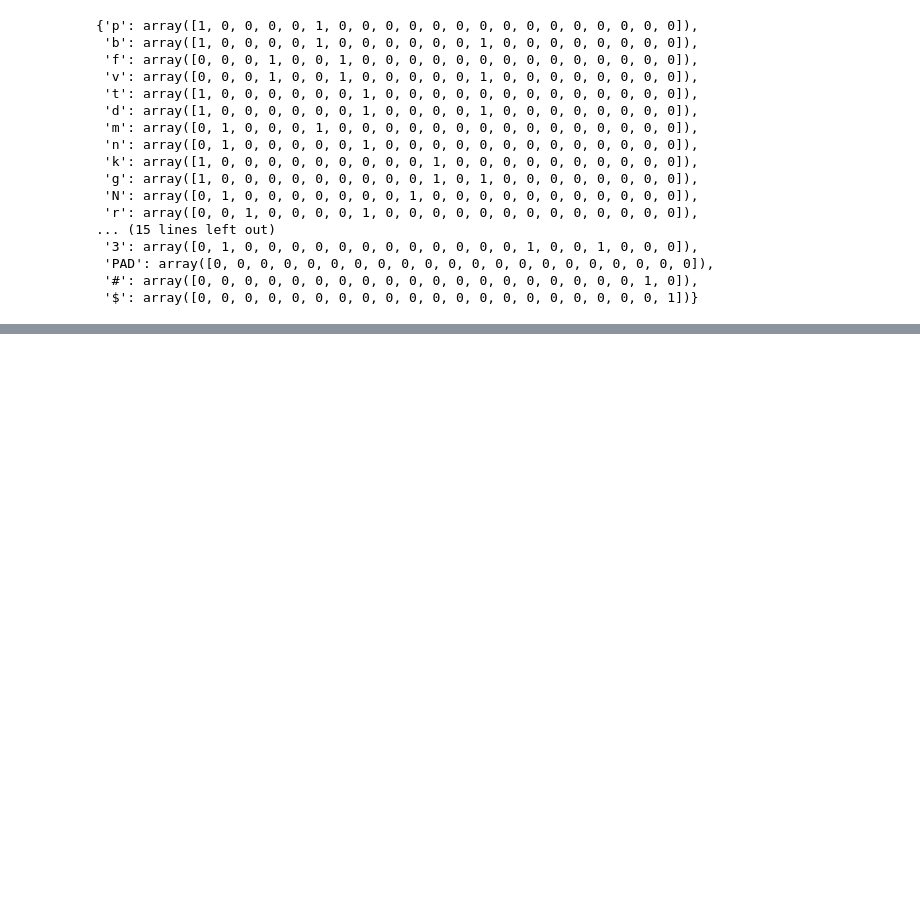
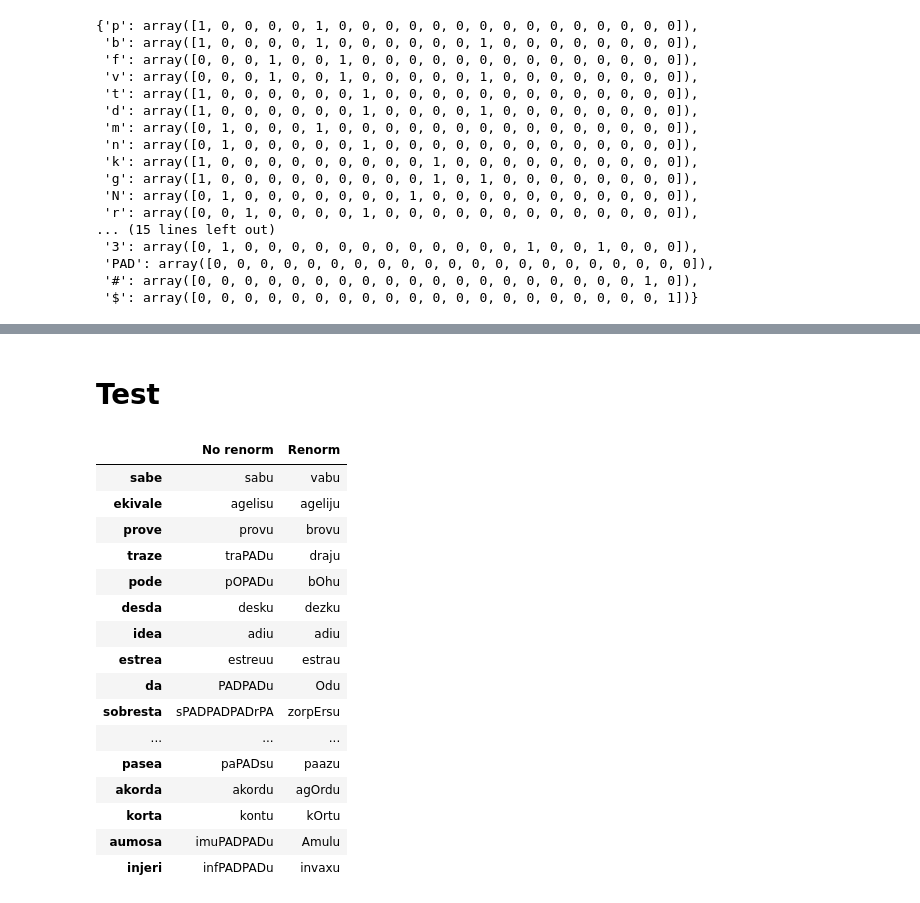
Before and after one commit to beatrizalbiero/MsResearch, a Jupyter notebook: input_features.ipynb, the cells around one changed output, grey strips where cells are left out. Drawn from its saved outputs; the diff is of its cells as text; code cells hidden in the pictures; blank space fills up the shorter version.

Commit message:
finished decode_sequence function

```diff
--- a/input_features.ipynb
+++ b/input_features.ipynb
@@ -394,0 +410,3 @@ dst
+# %%
+with open('WickelfeaturesProject/Files/phone_arrays.pickle', 'rb') as file:
+    phone_arrays = pickle.load(file)
@@ -509,17 +549,22 @@ lookup
+# %%
+with open('WickelfeaturesProject/Files/lookup.pickle', 'wb') as file:
+    pickle.dump(lookup, file, protocol=pickle.HIGHEST_PROTOCOL)
+# %%
+lookup['PAD'] = np.array([0, 0, 0, 0, 0, 0, 0, 0, 0, 0, 0, 0, 0, 0, 0, 0, 0, 0, 0, 0, 0])
 # %%
 with open('WickelfeaturesProject/Files/lookup.pickle', 'rb') as file:
     lookup = pickle.load(file)
 
-def decode_sequence(input_seq):
+def decode_sequence(input_seq, renormalize=False):
     # Encode the input as state vectors.
     states_value = encoder_model.predict(input_seq)
 
     # Generate empty target sequence of length 1.
-    target_seq = np.zeros((1, 13, 21)) # max decoder len = 13, 21 features
+    target_seq = np.zeros((1, 1, 21)) # max decoder len = 13, 21 features
     max_decoder_seq_length = 13
 
     #Populate the first character of target sequence with the start character.
-    target_seq[0, 0, lookup['#']] = 1.
+    target_seq= lookup['#'].reshape(1, 1, -1)
 
     # Sampling loop for a batch of sequences
     # (to simplify, here we assume a batch of size 1).
@@ -530,10 +575,12 @@ def decode_sequence(input_seq):
             [target_seq] + states_value)
 
         # Sample a phone
-        sampled_phone_vector = np.argmax(output_phones[0, -1, :])
-        sampled_phone = find_closest_array(sampled_phone_vector)
+        if renormalize:
+            sampled_phone = find_closest_array(output_phones[0, -1, :]/omega)
+        else:
+            sampled_phone = find_closest_array(output_phones[0, -1, :])
+        sampled_phone_vector = lookup[sampled_phone]
         decoded_verb += sampled_phone
-
         # Exit condition: either hit max length
         # or find stop character.
         if (sampled_phone == '$' or
@@ -541,10 +588,17 @@ def decode_sequence(input_seq):
             stop_condition = True
 
         # Update the target sequence (of length 1).
-        target_seq = np.zeros((1, 1, num_decoder_tokens))
-        target_seq[0, 0, sampled_phone_vector] = 1.
+        target_seq = sampled_phone_vector.reshape(1, 1, -1)
+#         target_seq = np.zeros((1, 1, num_decoder_tokens))
+#         target_seq[0, 0, sampled_phone_vector] = 1.
 
         # Update states
         states_value = [h, c]
 
-    return decoded_verb
+    return decoded_verb[:-1]
+
+def decode_sequences(seq, renormalize=False):
+    if len(seq.shape) == 3:
+        return [decode_sequence(s.reshape(1,*s.shape), renormalize=renormalize) for s in seq]
+    else:
+        return [decode_sequence(seq.reshape(1,*seq.shape), renormalize=renormalize)]
@@ -584,0 +605,22 @@ Decoded sentence: (bvdgzjA3)(bvdgzjA3)
+# %% [markdown]
+# Test
+# %%
+pd.DataFrame([decode_sequences(x_test), decode_sequences(x_test,True)], columns=input_texts.to_list(), index=['No renorm', 'Renorm']).T
+# %% [output]
+|  | No renorm | Renorm |
+| sabe | sabu | vabu |
+| ekivale | agelisu | ageliju |
+| prove | provu | brovu |
+| traze | traPADu | draju |
+| pode | pOPADu | bOhu |
+| desda | desku | dezku |
+| idea | adiu | adiu |
+| estrea | estreuu | estrau |
+| da | PADPADu | Odu |
+| sobresta | sPADPADPADrPA | zorpErsu |
+| ... | ... | ... |
+| pasea | paPADsu | paazu |
+| akorda | akordu | agOrdu |
+| korta | kontu | kOrtu |
+| aumosa | imuPADPADu | Amulu |
+| injeri | infPADPADu | invaxu |
```
Also changed, not shown: parts of 35 cells of this notebook, 3 other files.
